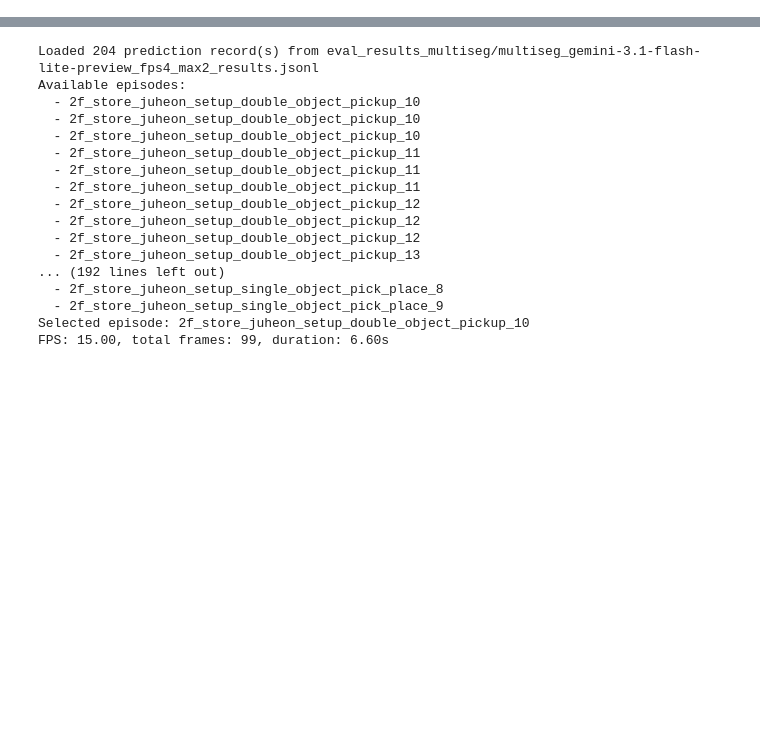
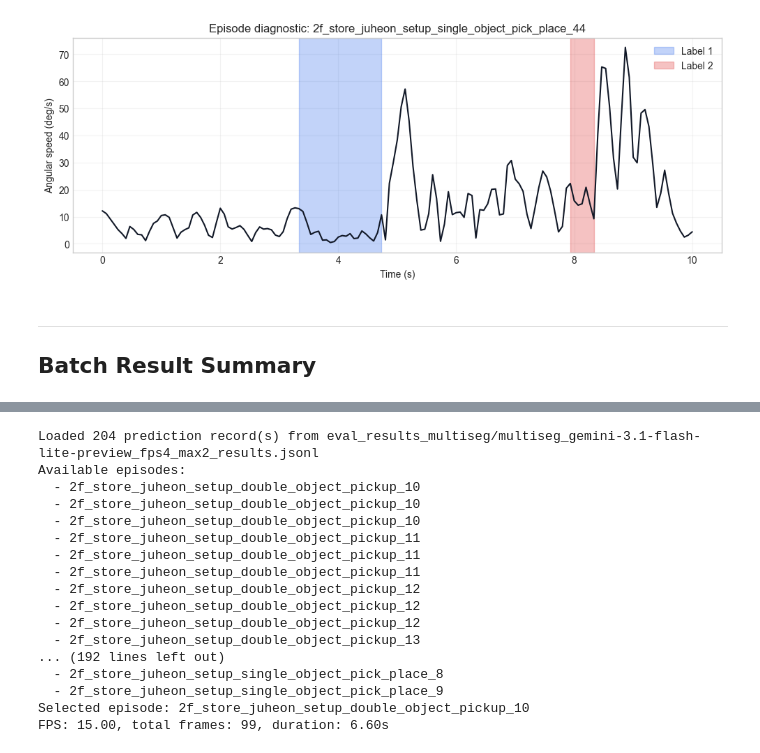
Before and after one commit to dgjun32/aria_keyframe_labeling, a Jupyter notebook: multiseg_eval_episode_compare.ipynb, the cells around one changed output, grey strips where cells are left out. Saved outputs shown, nothing was run; the diff lists cells and outputs as text; code cells hidden in the pictures; blank space fills up the shorter version.

```diff
--- a/multiseg_eval_episode_compare.ipynb
+++ b/multiseg_eval_episode_compare.ipynb
@@ -0,0 +490,36 @@
+# %%
+EPISODE_TO_INSPECT = "2f_store_juheon_setup_single_object_pick_place_44"
+
+episode_df = frames_df[frames_df["episode"] == EPISODE_TO_INSPECT].copy()
+if episode_df.empty:
+    raise ValueError(f"Episode not found: {EPISODE_TO_INSPECT}")
+
+episode_segments = segment_df[segment_df["episode"] == EPISODE_TO_INSPECT].copy()
+if episode_segments.empty:
+    raise ValueError(f"No labeled segments found for episode: {EPISODE_TO_INSPECT}")
+
+display(episode_segments.round(3))
+
+fps = float(episode_df["fps"].iloc[0])
+fig, ax = plt.subplots(figsize=(12, 4))
+ax.plot(episode_df["time_sec"], episode_df["angular_speed_deg_s"], color="#111827", linewidth=1.5)
+
+for _, row in episode_segments.iterrows():
+    label_id = int(row["ordered_label_id"])
+    ax.axvspan(
+        row["start_sec"],
+        row["end_sec"] + (1.0 / fps),
+        color=ORDERED_LABEL_COLORS.get(label_id, "#9ca3af"),
+        alpha=0.28,
+        label=f"Label {label_id}",
+    )
+
+handles, labels = ax.get_legend_handles_labels()
+dedup = dict(zip(labels, handles))
+ax.legend(dedup.values(), dedup.keys(), loc="upper right")
+ax.set_title(f"Episode diagnostic: {EPISODE_TO_INSPECT}")
+ax.set_xlabel("Time (s)")
+ax.set_ylabel("Angular speed (deg/s)")
+ax.grid(alpha=0.25)
+plt.show()
+# %% [output]
@@ -0,0 +529,5 @@
+[figure, added]
+# %% [markdown]
+---
+
+## Batch Result Summary
```
Also changed, not shown: parts of 36 cells of this notebook, 7 other files.
